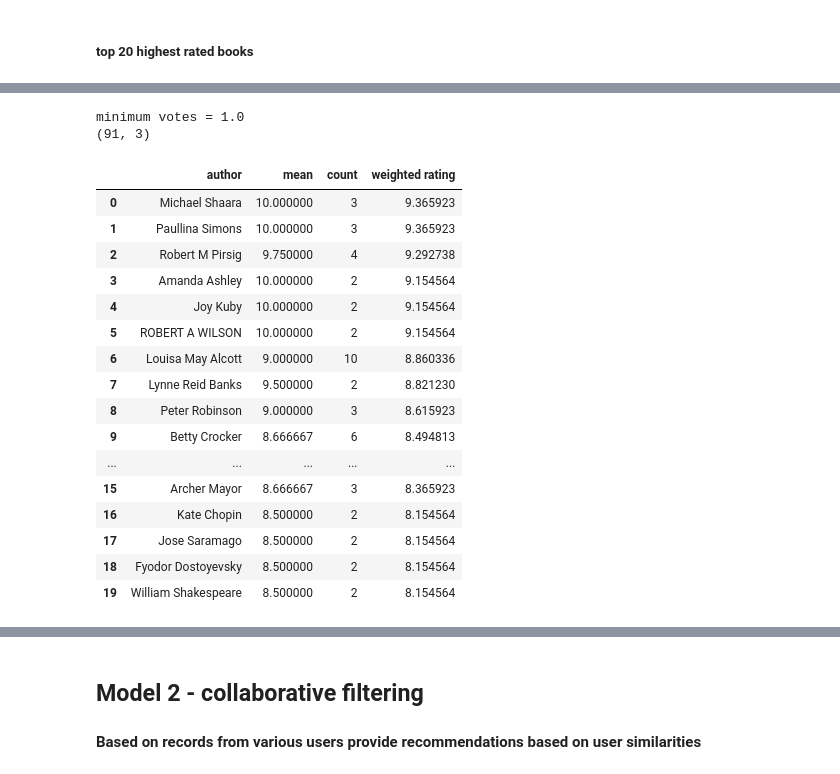
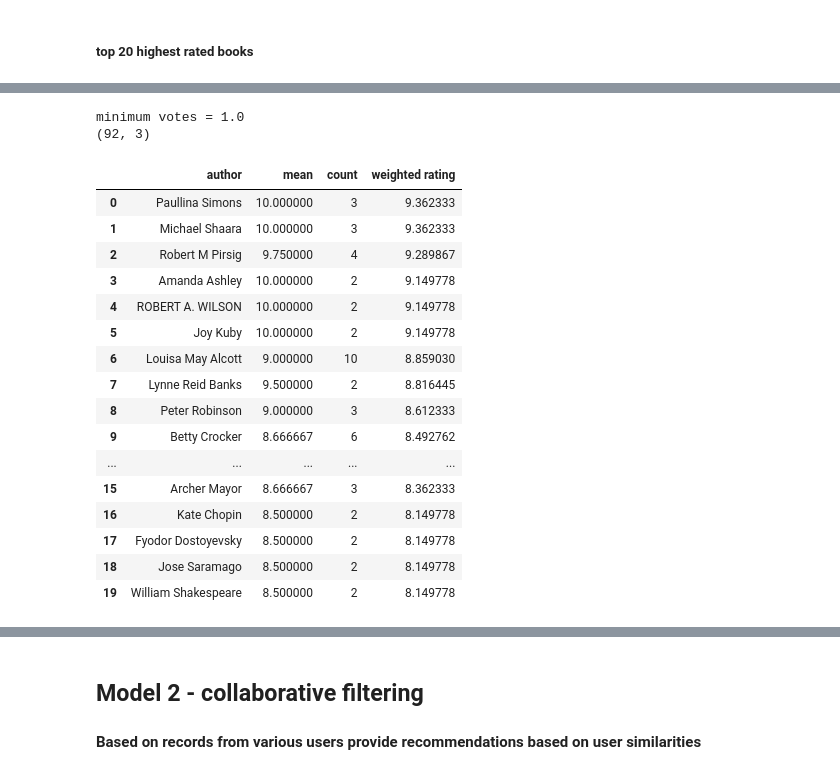
Before and after one commit to laurenceandrews/auguread, a Jupyter notebook: clubs/book_to_user_recommender/book-to-user-model.ipynb, the cells around one changed output, grey strips where cells are left out. Drawn from its saved outputs; the diff is of its cells as text; code cells hidden in the pictures.

```diff
--- a/clubs/book_to_user_recommender/book-to-user-model.ipynb
+++ b/clubs/book_to_user_recommender/book-to-user-model.ipynb
@@ -57,3 +44,3 @@ df_books_cleaned.head()
 # %%
 # clean all rows that contained some nan
-df_books_cleaned = df_books_cleaned.dropna(how='any')
+df_books = df_books.dropna(how='any')
@@ -121,9 +62,9 @@ df_users_cleaned
 ### df ratings
 # %%
 # eliminate nans first
-df_ratings_cleaned = df_ratings.dropna(how='any')
+df_ratings = df_ratings.dropna(how='any')
 # %%
 # remove zero rating
-df_ratings_cleaned.drop(df_ratings_cleaned[df_ratings_cleaned ['Book-Rating'] == 0].index, inplace = True)
+df_ratings.drop(df_ratings[df_ratings['Book-Rating'] == 0].index, inplace = True)
 # %%
 # ratings distribution
@@ -223,43 +148,43 @@ minimum votes =  1.0
 # %%
 # top 20 highest rated authors
 
 # drop any duplicates
-df_books_cleaned = df_books_cleaned.drop_duplicates(['author', 'title'])
+df_books = df_books.drop_duplicates(['author', 'title'])
 
 # get book-author and title
-highest_rated_author = pd.merge(df_books_cleaned, df_ratings_cleaned, on='ISBN')[['author', 'Book-Rating', 'title', 'ISBN']]
+highest_rated_author = pd.merge(df_books, df_ratings, on='ISBN')[['author', 'Book-Rating', 'title', 'ISBN']]
 
 highest_rated_author = highest_rated_author.groupby('author').agg(['mean', 'count'])['Book-Rating'].reset_index()
 
 # generate score based on mean rating and total number of times the author is rated
 m = highest_rated_author['count'].quantile(0.6) # minimum votes required to be listed in the Top 250
 highest_rated_author = highest_rated_author[highest_rated_author['count']>m]
 print('minimum votes =', m)
 print(highest_rated_author.shape)
 R = highest_rated_author['mean'] # average for the author (mean) = (Rating)
 v = highest_rated_author['count'] # number of votes for the author = (votes)
 C = highest_rated_author['mean'].mean() # mean vote across all authors
 highest_rated_author['weighted rating'] = (v/(v+m))*R + (m/(v+m))*C
 highest_rated_author = highest_rated_author.sort_values('weighted rating', ascending=False).reset_index(drop=True)
 
 highest_rated_author.iloc[:20]
 # %% [output]
 minimum votes = 1.0
-(91, 3)
+(92, 3)
 |  | author | mean | count | weighted rating |
-| 0 | Michael Shaara | 10.000000 | 3 | 9.365923 |
-| 1 | Paullina Simons | 10.000000 | 3 | 9.365923 |
-| 2 | Robert M Pirsig | 9.750000 | 4 | 9.292738 |
-| 3 | Amanda Ashley | 10.000000 | 2 | 9.154564 |
-| 4 | Joy Kuby | 10.000000 | 2 | 9.154564 |
-| 5 | ROBERT A WILSON | 10.000000 | 2 | 9.154564 |
-| 6 | Louisa May Alcott | 9.000000 | 10 | 8.860336 |
-| 7 | Lynne Reid Banks | 9.500000 | 2 | 8.821230 |
-| 8 | Peter Robinson | 9.000000 | 3 | 8.615923 |
-| 9 | Betty Crocker | 8.666667 | 6 | 8.494813 |
+| 0 | Paullina Simons | 10.000000 | 3 | 9.362333 |
+| 1 | Michael Shaara | 10.000000 | 3 | 9.362333 |
+| 2 | Robert M Pirsig | 9.750000 | 4 | 9.289867 |
+| 3 | Amanda Ashley | 10.000000 | 2 | 9.149778 |
+| 4 | ROBERT A. WILSON | 10.000000 | 2 | 9.149778 |
+| 5 | Joy Kuby | 10.000000 | 2 | 9.149778 |
+| 6 | Louisa May Alcott | 9.000000 | 10 | 8.859030 |
+| 7 | Lynne Reid Banks | 9.500000 | 2 | 8.816445 |
+| 8 | Peter Robinson | 9.000000 | 3 | 8.612333 |
+| 9 | Betty Crocker | 8.666667 | 6 | 8.492762 |
 | ... | ... | ... | ... | ... |
-| 15 | Archer Mayor | 8.666667 | 3 | 8.365923 |
-| 16 | Kate Chopin | 8.500000 | 2 | 8.154564 |
-| 17 | Jose Saramago | 8.500000 | 2 | 8.154564 |
-| 18 | Fyodor Dostoyevsky | 8.500000 | 2 | 8.154564 |
-| 19 | William Shakespeare | 8.500000 | 2 | 8.154564 |
+| 15 | Archer Mayor | 8.666667 | 3 | 8.362333 |
+| 16 | Kate Chopin | 8.500000 | 2 | 8.149778 |
+| 17 | Fyodor Dostoyevsky | 8.500000 | 2 | 8.149778 |
+| 18 | Jose Saramago | 8.500000 | 2 | 8.149778 |
+| 19 | William Shakespeare | 8.500000 | 2 | 8.149778 |
```
Also changed, not shown: parts of 30 cells of this notebook, 8 other files.
